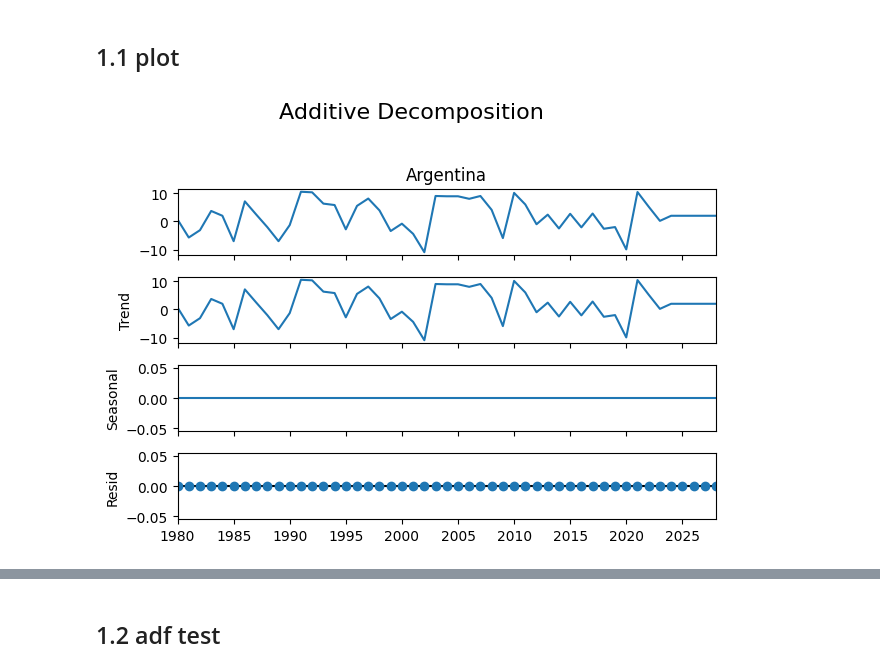
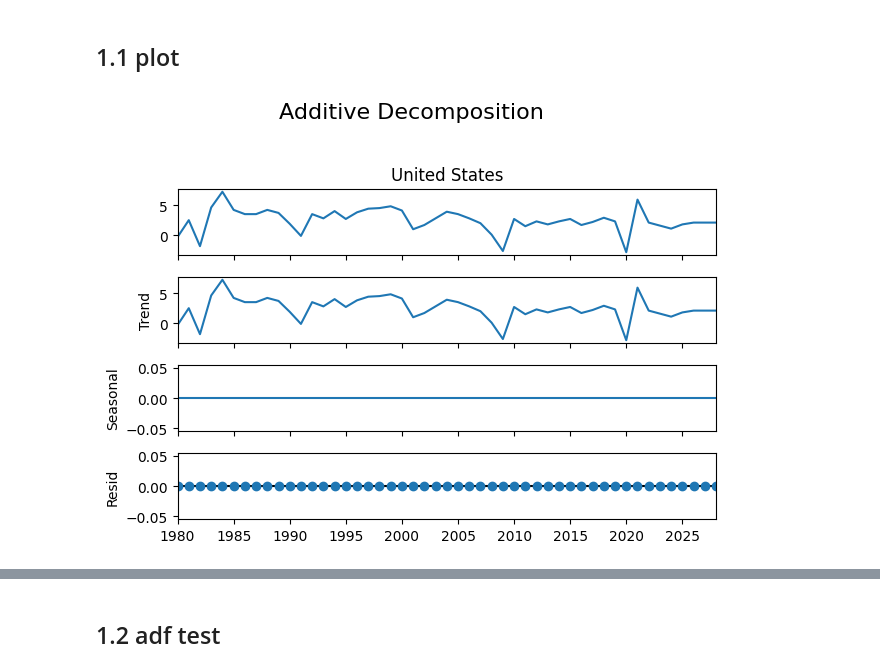
Before and after one commit to lavinomenezes/Desafio_DS_Series_Temporais, a Jupyter notebook: notebooks/desafio_df_v01_time_series_analyses.ipynb, the cells around one changed output, grey strips where cells are left out. Cells and saved outputs as stored; diff of their text form; code cells hidden in the pictures.

```diff
--- a/notebooks/desafio_df_v01_time_series_analyses.ipynb
+++ b/notebooks/desafio_df_v01_time_series_analyses.ipynb
@@ -165,23 +157,21 @@ df_raw.head()
 # %%
 df_raw = df_raw.asfreq(freq='AS')
-# %%
-df_raw['Afghanistan'] = df_raw['Afghanistan'].fillna(df_raw['Afghanistan'].mean())
-df_raw['Lebanon'] = df_raw['Lebanon'].fillna(df_raw['Lebanon'].mean())
-df_raw['Syria'] = df_raw['Syria'].fillna(df_raw['Syria'].mean())
-df_raw['Ukraine'] = df_raw['Ukraine'].fillna(df_raw['Ukraine'].mean())
-df_raw['Venezuela'] = df_raw['Venezuela'].fillna(df_raw['Venezuela'].mean())
 # %% [markdown]
 # 1.0 Season decomposition - additive model
 # %%
 # country = 'Albania'
 # country = 'Sub-Saharan Africa (Region) '
-country = 'Argentina'
+# country = 'Argentina'
+country = 'United States'
 # %% [markdown]
 ## 1.1 plot
 # %%
-decomposition = seasonal_decompose(df_raw[country], model='additive', period=1)
+decomposition = seasonal_decompose(
+    df_raw[country],
+    model='additive',
+)
 
 decomposition.plot().suptitle('Additive Decomposition', fontsize=16);
 plt.tight_layout(rect=[0, 0.03, 1, 0.95]);
 # %% [output]
-[figure, old version]
+[figure, new version]
```
Also changed, not shown: parts of 24 cells of this notebook.
